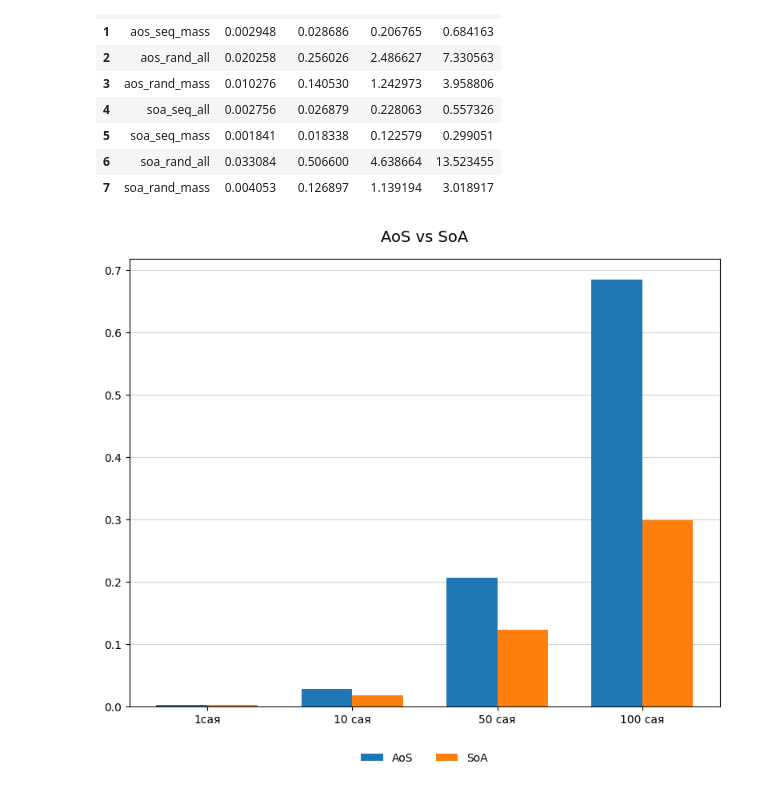
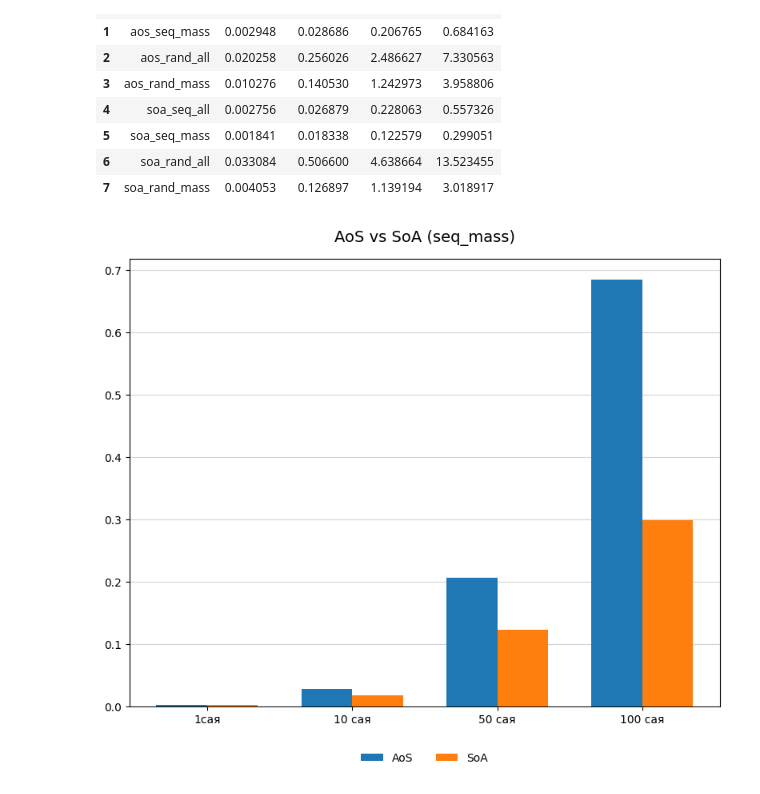
Before and after one commit to Gantumur0614/HPC-, a Jupyter notebook: lab01/analysisi1.ipynb, the cells around one changed output. Cells and saved outputs as stored; diff of their text form; code cells hidden in the pictures.

```diff
--- a/lab01/analysisi1.ipynb
+++ b/lab01/analysisi1.ipynb
@@ -18,34 +18,35 @@ result
 # %%
 result_clean = result.drop(columns=["Арга"])
 aos = []
 soa = []
 
 for column in result_clean.columns:
     aos.append(result_clean[column].iloc[1].astype("float32"))
     soa.append(result_clean[column].iloc[5].astype("float32"))
 
 x_labels = ["1сая", "10 сая", "50 сая", "100 сая"]
 x = np.arange(len(x_labels))
 width = 0.35
 
 plt.figure(figsize=(8, 7))
 
 plt.bar(x - width/2, aos, width, label='AoS')
 plt.bar(x + width/2, soa, width, label='SoA')
 
-plt.title('AoS vs SoA', fontsize=14, pad=15)
+plt.title('AoS vs SoA (seq_mass)', fontsize=14, pad=15)
+
 plt.xticks(x, x_labels)
 
 plt.grid(axis='y', color='lightgray', linestyle='-', linewidth=0.8, zorder=0)
 plt.gca().set_axisbelow(True)
 
 plt.legend(loc='lower center', bbox_to_anchor=(0.5, -0.15), ncol=2, frameon=False)
 
 
 plt.tight_layout()
 plt.show()
 # %% [output]
-[figure, old version]
+[figure, new version]
 # %%
 result_clean = result.drop(columns=["Арга"])
 aos = []
```
Also changed, not shown: parts of 6 cells of this notebook, 1 other file.
